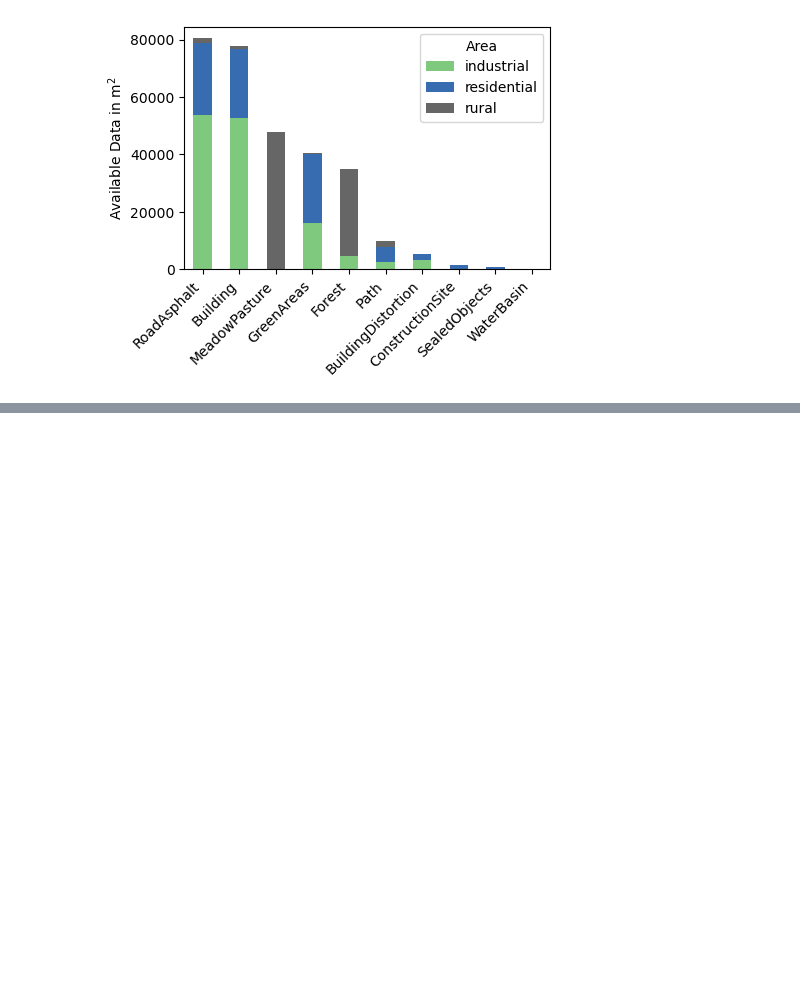
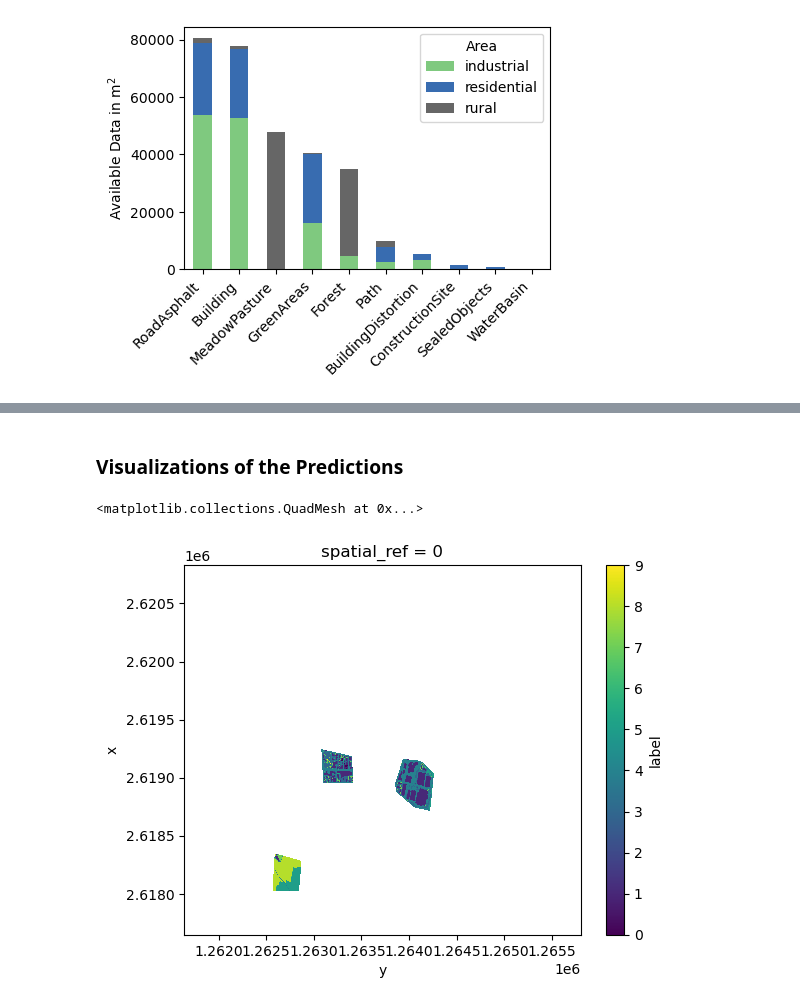
Before and after one commit to juliankraft/TermPaper2_RasterClassification, a Jupyter notebook: code/analysis/visualizations.ipynb, the cells around one changed output, grey strips where cells are left out. Drawn from its saved outputs; the diff is of its cells as text; code cells hidden in the pictures; blank space fills up the shorter version.

```diff
--- a/code/analysis/visualizations.ipynb
+++ b/code/analysis/visualizations.ipynb
@@ -63,0 +116,16 @@ plt.show()
+# %% [markdown]
+### Visualizations of the Predictions
+# %%
+run = 'noaugment_complete'
+
+ds_training = xr.open_zarr(data_path / 'combined.zarr')
+ds_predictions = xr.open_zarr(log_path / run / 'preds.zarr')
+
+areas = gpd.read_file(data_path / 'AOI_Labeled.shp')
+# %%
+ds_training["label"] = ds_training["label"].where(ds_training["label"] != 255, np.nan)
+# %%
+coarsen(ds_training["label"]).plot(vmin=0, vmax=9)
+# %% [output]
+<matplotlib.collections.QuadMesh at 0x...>
+[figure, added]
```
Also changed, not shown: parts of 11 cells of this notebook, 1 other file.
